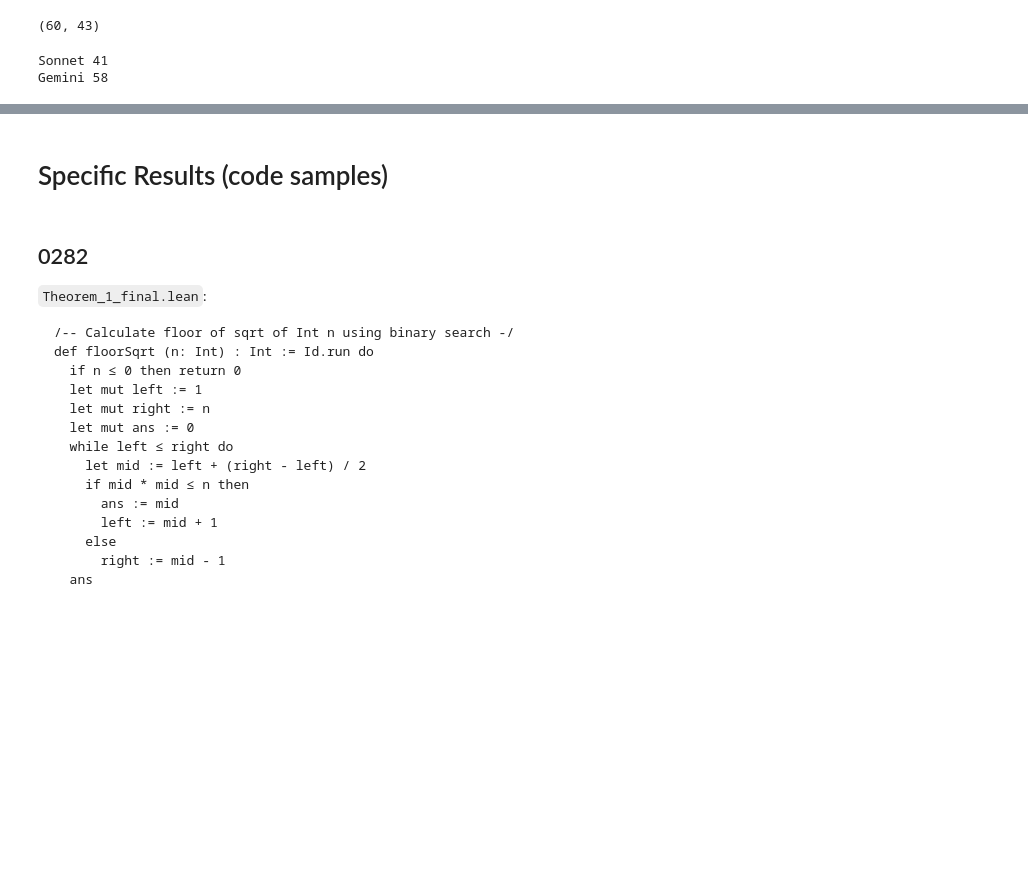
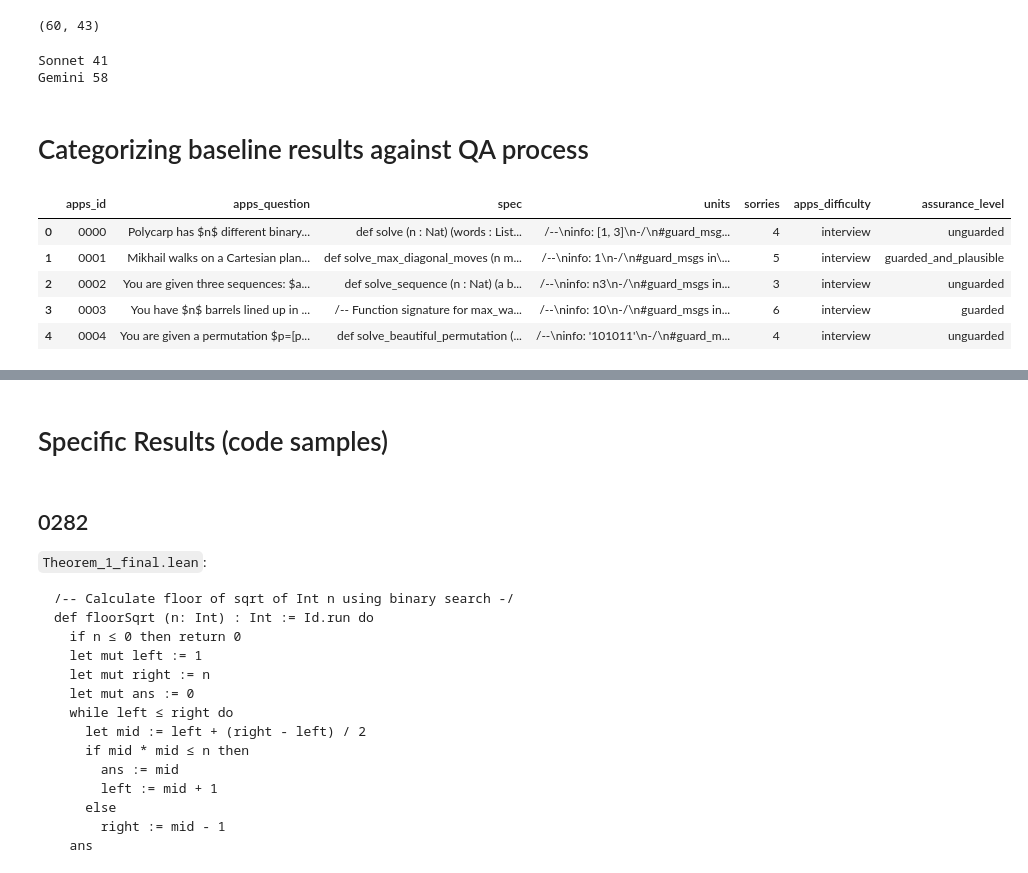
Before and after one commit to quinn-dougherty/fvapps, a Jupyter notebook: src/notebooks/baselines/observability.ipynb, the cells around one changed output, grey strips where cells are left out. Drawn from its saved outputs; the diff is of its cells as text; code cells hidden in the pictures; blank space fills up the shorter version.

```diff
--- a/src/notebooks/baselines/observability.ipynb
+++ b/src/notebooks/baselines/observability.ipynb
@@ -377,3 +377,16 @@ for (label, df), (label_win, df_win) in zip(dfs, dfs_wins):
 # %% [output]
 Sonnet 41
 Gemini 58
+# %% [markdown]
+# Categorizing baseline results against QA process
+# %%
+import datasets
+fvapps_df = pd.DataFrame(datasets.load_dataset("quinn-dougherty/fvapps", split="train"))
+fvapps_df.head()
+# %% [output]
+|  | apps_id | apps_question | spec | units | sorries | apps_difficulty | assurance_level |
+| 0 | 0000 | Polycarp has $n$ different binary... | def solve (n : Nat) (words : List... | /--\ninfo: [1, 3]\n-/\n#guard_msg... | 4 | interview | unguarded |
+| 1 | 0001 | Mikhail walks on a Cartesian plan... | def solve_max_diagonal_moves (n m... | /--\ninfo: 1\n-/\n#guard_msgs in\... | 5 | interview | guarded_and_plausible |
+| 2 | 0002 | You are given three sequences: $a... | def solve_sequence (n : Nat) (a b... | /--\ninfo: n3\n-/\n#guard_msgs in... | 3 | interview | unguarded |
+| 3 | 0003 | You have $n$ barrels lined up in ... | /-- Function signature for max_wa... | /--\ninfo: 10\n-/\n#guard_msgs in... | 6 | interview | guarded |
+| 4 | 0004 | You are given a permutation $p=[p... | def solve_beautiful_permutation (... | /--\ninfo: '101011'\n-/\n#guard_m... | 4 | interview | unguarded |
```
Also changed, not shown: parts of 8 cells of this notebook, 11 other files.
